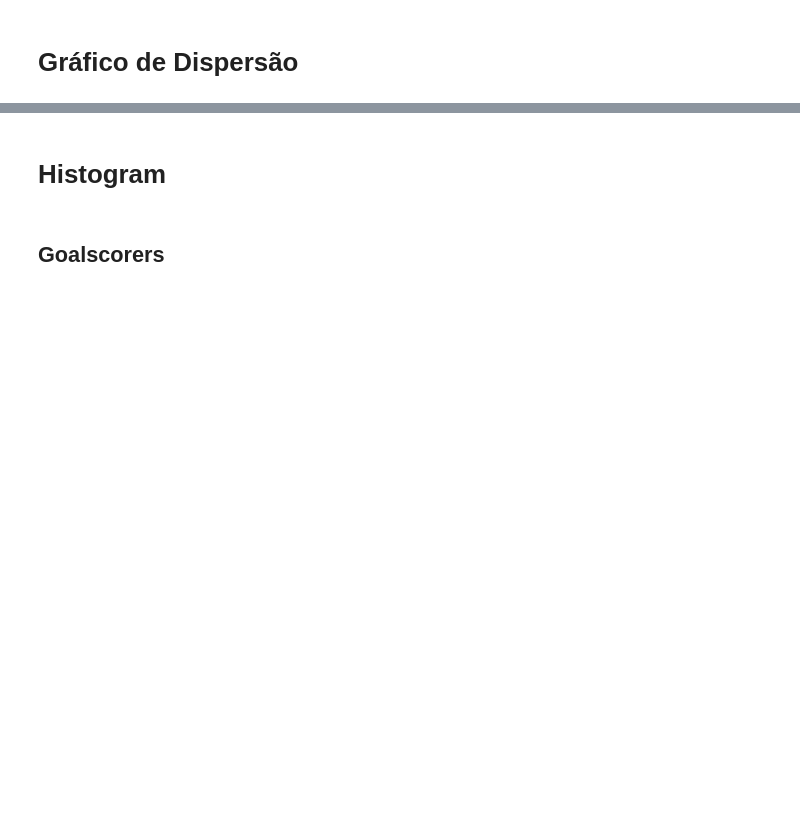
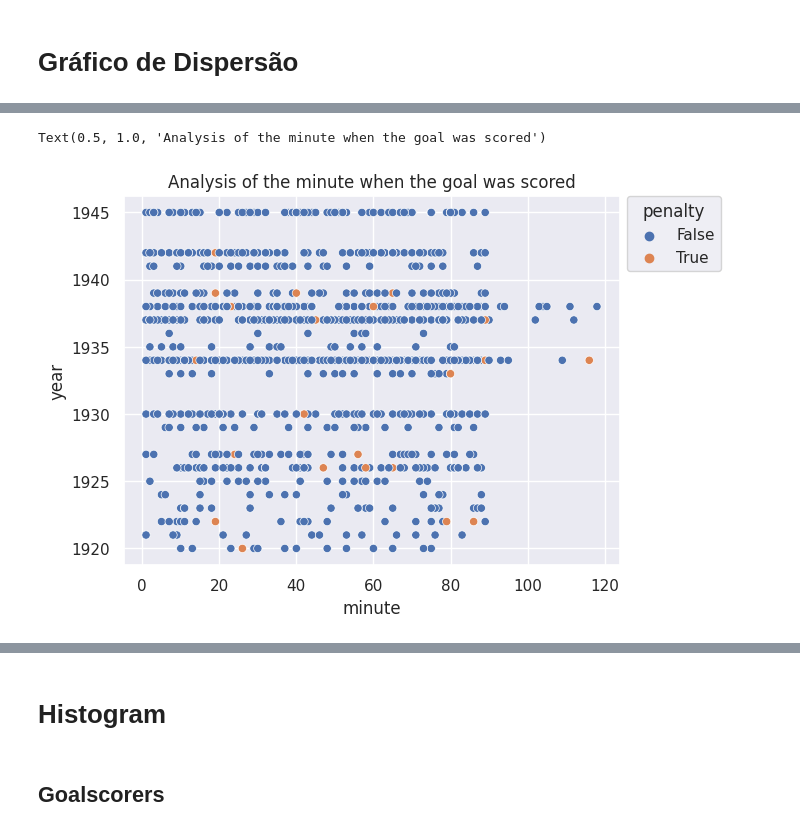
Before and after one commit to ryann-arruda/python-data-analysis, a Jupyter notebook: Data_Visualization.ipynb, the cells around one changed output, grey strips where cells are left out. Cells and saved outputs as stored; diff of their text form; code cells hidden in the pictures; blank space fills up the shorter version.

```diff
--- a/Data_Visualization.ipynb
+++ b/Data_Visualization.ipynb
@@ -264,0 +296,9 @@ country_ranking[['country', 2023, 'confederation', 'code']].head()
+# %%
+filtro2 = (goalscorers['year'] >= 1920) & (goalscorers['year'] < 1946)
+df_filtrado2 = goalscorers.loc[filtro2]
+bx = sns.scatterplot(data = df_filtrado2, x='minute', y='year', hue='penalty')
+sns.move_legend(bx, "upper left", bbox_to_anchor=(1,1.02))
+bx.set_title('Analysis of the minute when the goal was scored')
+# %% [output]
+Text(0.5, 1.0, 'Analysis of the minute when the goal was scored')
+[figure, added]
```
Also changed, not shown: parts of 20 cells of this notebook.
